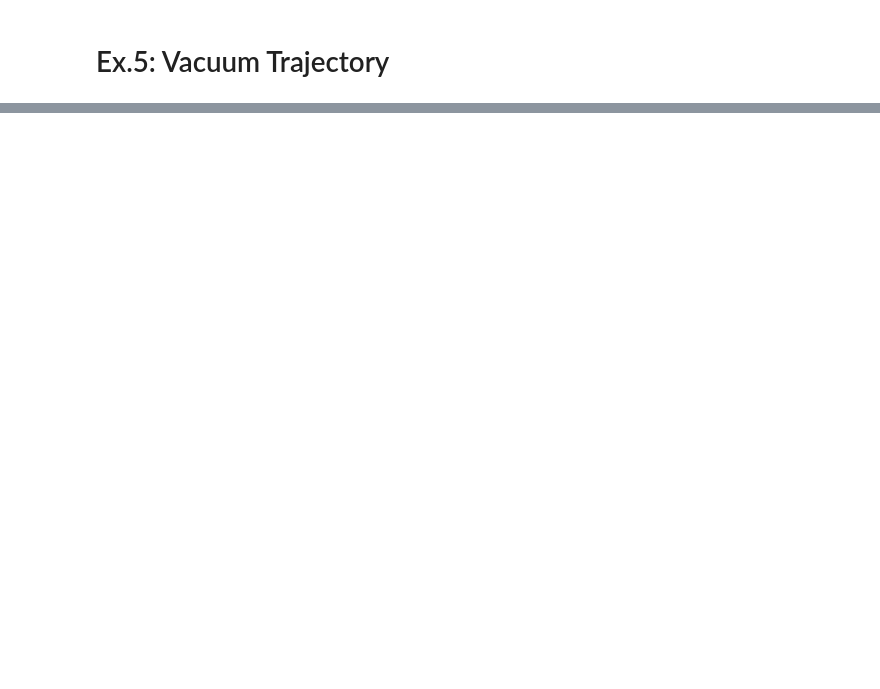
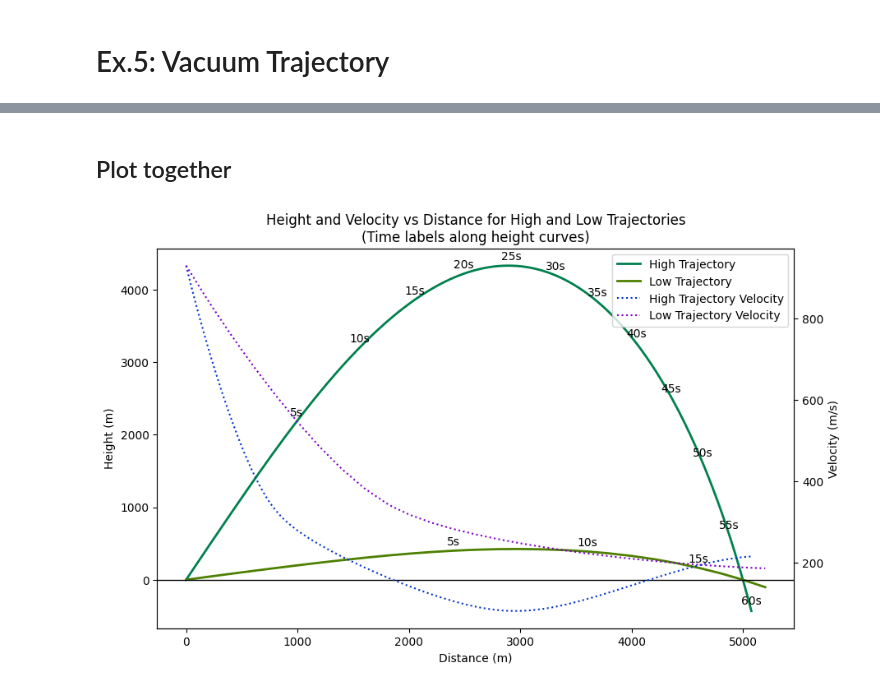
Before and after one commit to o-murphy/py-ballisticcalc, a Jupyter notebook: ExtremeExamples.ipynb, the cells around one changed output, grey strips where cells are left out. Saved outputs shown, nothing was run; the diff lists cells and outputs as text; code cells hidden in the pictures; blank space fills up the shorter version.

```diff
--- a/ExtremeExamples.ipynb
+++ b/ExtremeExamples.ipynb
@@ -196,0 +233,35 @@ In a vacuum, projectile returns to ground after 9.999999999999998s at a distance
+# %% [markdown]
+## Plot together
+# %%
+import matplotlib.pyplot as plt
+df_high = high.dataframe()[['distance', 'height', 'velocity', 'time']]
+df_low = low.dataframe()[['distance', 'height', 'velocity', 'time']]
+fig, ax1 = plt.subplots(figsize=(10, 6))
+N = 5  # label every N seconds
+for df, color, label in [
+    (df_high, (0., 0.5, 0.3, 1.0), 'High Trajectory'),
+    (df_low, (0.3, 0.5, 0., 1.0), 'Low Trajectory')
+]:
+    ax1.plot(df['distance'], df['height'], label=label, color=color, linewidth=2)
+    last_label_time = -N
+    for i in range(len(df)):
+        t = df['time'].iloc[i]
+        # Only label if time is >= 1 and is a new N-second mark
+        if t >= 1 and (int(t) % N == 0) and (int(t) != last_label_time):
+            ax1.annotate(f"{t:.0f}s", (df['distance'].iloc[i], df['height'].iloc[i]),
+                textcoords="offset points", xytext=(0,5), ha='center', fontsize=10, color='black')
+            last_label_time = int(t)
+ax1.set_xlabel('Distance (m)')
+ax1.set_ylabel('Height (m)')
+ax1.axhline(0, color='black', linewidth=1, linestyle='-')  # Horizontal line
+ax2 = ax1.twinx()
+ax2.plot(df_high['distance'], df_high['velocity'], label='High Trajectory Velocity', color=(0.0, 0.2, 0.8, 1.0), linestyle=':')
+ax2.plot(df_low['distance'], df_low['velocity'], label='Low Trajectory Velocity', color=(0.5, 0., 0.8, 1.0), linestyle=':')
+ax2.set_ylabel('Velocity (m/s)')
+lines_1, labels_1 = ax1.get_legend_handles_labels()
+lines_2, labels_2 = ax2.get_legend_handles_labels()
+ax2.legend(lines_1 + lines_2, labels_1 + labels_2, loc='upper right')
+plt.title('Height and Velocity vs Distance for High and Low Trajectories\n(Time labels along height curves)')
+plt.show()
+# %% [output]
+[figure, added]
```
Also changed, not shown: parts of 16 cells of this notebook, 6 other files.
